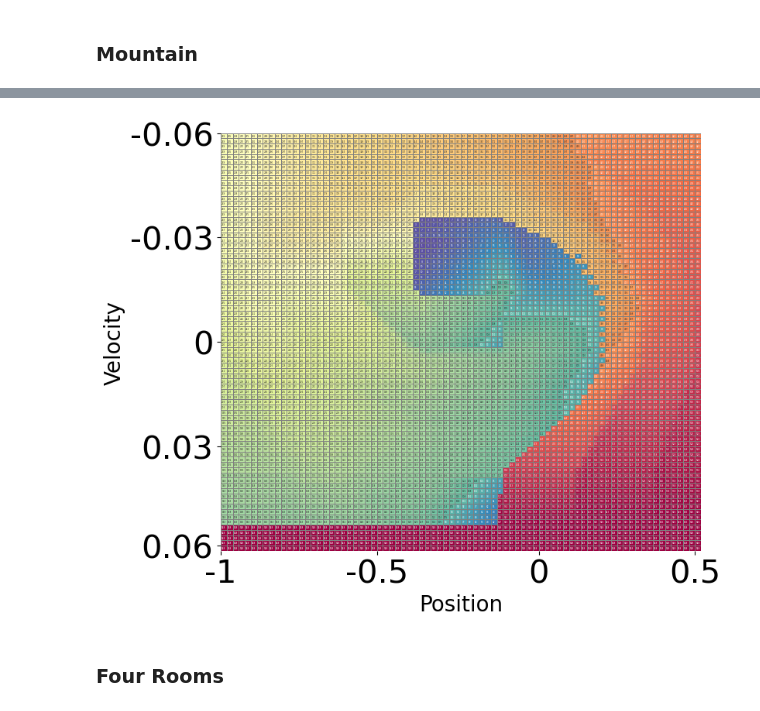
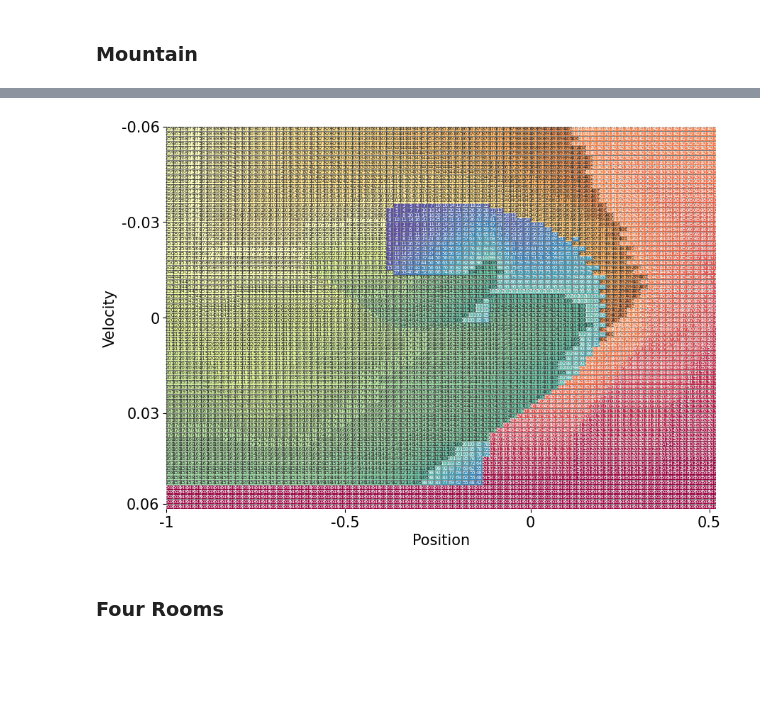
Before and after one commit to OrsoF/JMLR2025, a Jupyter notebook: plot_abstractions.ipynb, the cells around one changed output, grey strips where cells are left out. Cells and saved outputs as stored; diff of their text form; code cells hidden in the pictures; blank space fills up the shorter version.

```diff
--- a/plot_abstractions.ipynb
+++ b/plot_abstractions.ipynb
@@ -87,7 +85,7 @@ for region_id, value in enumerate(sorted(list(set(optimal_aggregated_value.flatt
 cmap = sns.color_palette("Spectral", as_cmap=True).reversed()
 
 plt.close()
-plt.figure(figsize=(8, 7))
+plt.figure(figsize=(10, 7))
 sns.heatmap(
     regions,
     annot=True,
@@ -99,44 +97,43 @@ sns.heatmap(
     cbar=False,
     xticklabels=False,
     yticklabels=False,
-    annot_kws={"size": 2},
+    annot_kws={"size": 3},
 )
 # plt.title("State Abstraction (Abstract State ID)")
 # plt.xlabel("X Position")
 # plt.ylabel("Y Position")
-plt.xlabel("Position", size=20)
-plt.ylabel("Velocity", size=20)
+plt.xlabel("Position", size=15)
+plt.ylabel("Velocity", size=15)
 # plt.gca().invert_yaxis()  # Optional: so that (0,0) is at the bottom-left like in RL environments
 xticks = [
     0,
     optimal_aggregated_value.shape[1] // 3,
     2 * optimal_aggregated_value.shape[1] // 3,
     optimal_aggregated_value.shape[1] - 1,
 ]
 plt.xticks(
     ticks=xticks,
     labels=["-1", "-0.5", "0", "0.5"],
 )
 yticks = [
     0,
     optimal_aggregated_value.shape[0] // 4,
     optimal_aggregated_value.shape[0] // 2,
     3 * optimal_aggregated_value.shape[0] // 4,
     optimal_aggregated_value.shape[0] - 1,
 ]
 plt.yticks(
     ticks=yticks,
     labels=["-0.06", "-0.03", "0", "0.03", "0.06"],
 )
 plt.tick_params(
-    axis="both", which="major", labelsize=30
-)  # Adjust tick size for both axes
-# plt.legend()
-# plt.tight_layout()
+    axis="both", which="major", labelsize=15
+)
+
 plt.savefig("figures/abstraction_mountain.pdf", bbox_inches='tight')
 plt.show()
 # %% [output]
-[figure, old version]
+[figure, new version]
 # %% [markdown]
 ### Four Rooms
 # %%
```
Also changed, not shown: parts of 3 cells of this notebook, 3 other files.
